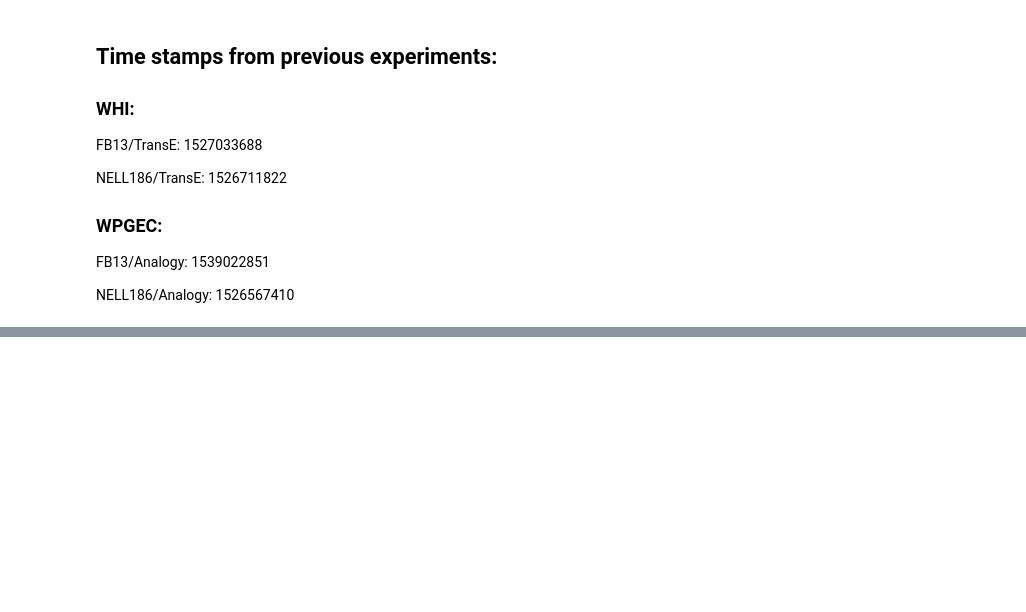
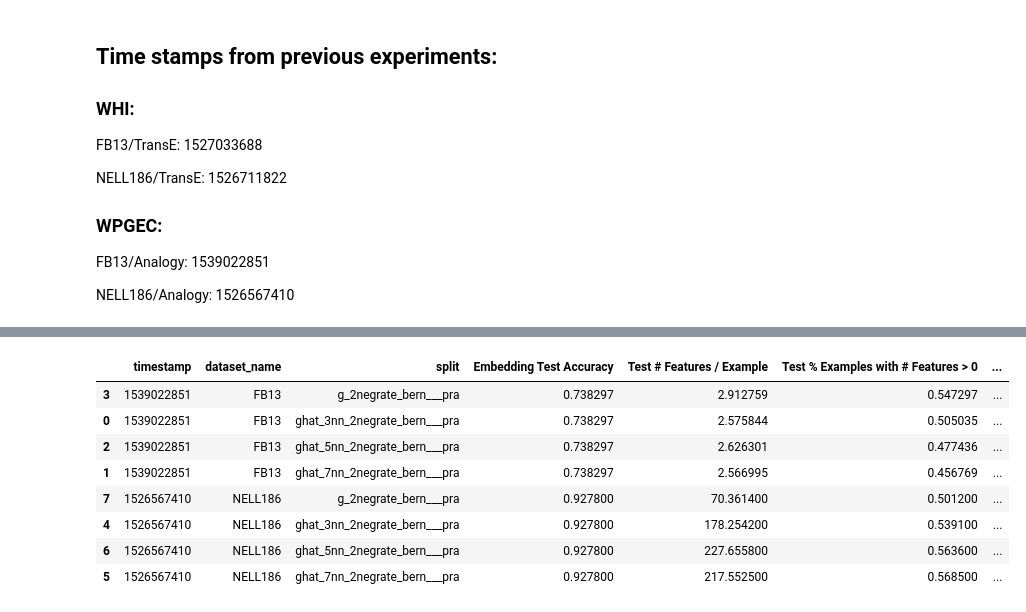
Before and after one commit to ARuschel/XKE, a Jupyter notebook: Results_Consolidation.ipynb, the cells around one changed output, grey strips where cells are left out. Cells and saved outputs as stored; diff of their text form; code cells hidden in the pictures; blank space fills up the shorter version.

```diff
--- a/Results_Consolidation.ipynb
+++ b/Results_Consolidation.ipynb
@@ -34 +49,16 @@ col_names = ['timestamp',
+# %%
+FB13_Analogy = pd.read_csv('~/proj/XKE/WPGEC_FB13_Analogy.tsv', sep='\t')
+NELL_Analogy = pd.read_csv('~/proj/XKE/WPGEC_NELL186_Analogy.tsv', sep='\t')
+wpgec = FB13_Analogy.append(NELL_Analogy, ignore_index = True)
+wpgec[col_names].sort_values(['dataset_name', 'split'])
+# %% [output]
+|  | timestamp | dataset_name | split | Embedding Test Accuracy | Test # Features / Example | Test % Examples with # Features > 0 | ... |
+| 3 | 1539022851 | FB13 | g_2negrate_bern___pra | 0.738297 | 2.912759 | 0.547297 | ... |
+| 0 | 1539022851 | FB13 | ghat_3nn_2negrate_bern___pra | 0.738297 | 2.575844 | 0.505035 | ... |
+| 2 | 1539022851 | FB13 | ghat_5nn_2negrate_bern___pra | 0.738297 | 2.626301 | 0.477436 | ... |
+| 1 | 1539022851 | FB13 | ghat_7nn_2negrate_bern___pra | 0.738297 | 2.566995 | 0.456769 | ... |
+| 7 | 1526567410 | NELL186 | g_2negrate_bern___pra | 0.927800 | 70.361400 | 0.501200 | ... |
+| 4 | 1526567410 | NELL186 | ghat_3nn_2negrate_bern___pra | 0.927800 | 178.254200 | 0.539100 | ... |
+| 6 | 1526567410 | NELL186 | ghat_5nn_2negrate_bern___pra | 0.927800 | 227.655800 | 0.563600 | ... |
+| 5 | 1526567410 | NELL186 | ghat_7nn_2negrate_bern___pra | 0.927800 | 217.552500 | 0.568500 | ... |
 # %%
```
Also changed, not shown: parts of 3 cells of this notebook, 3 other files.
